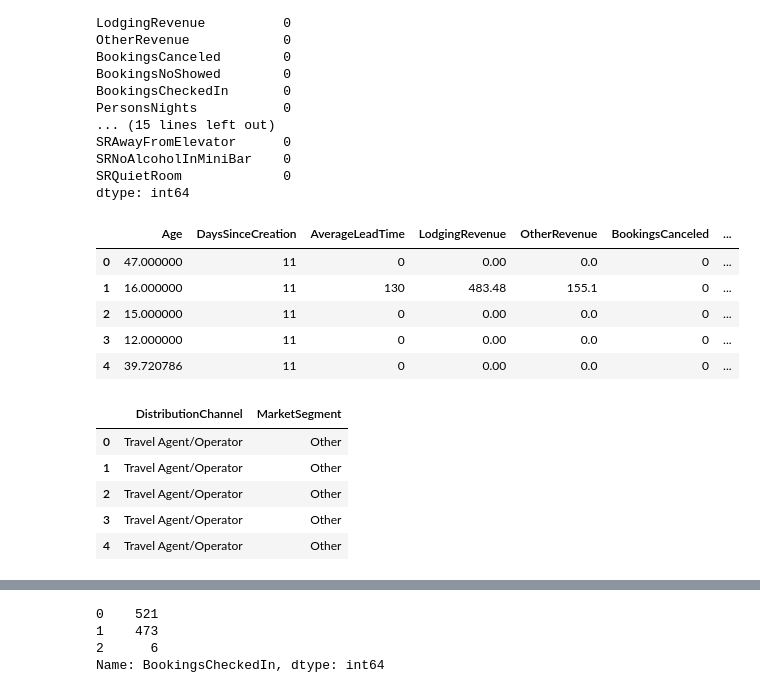
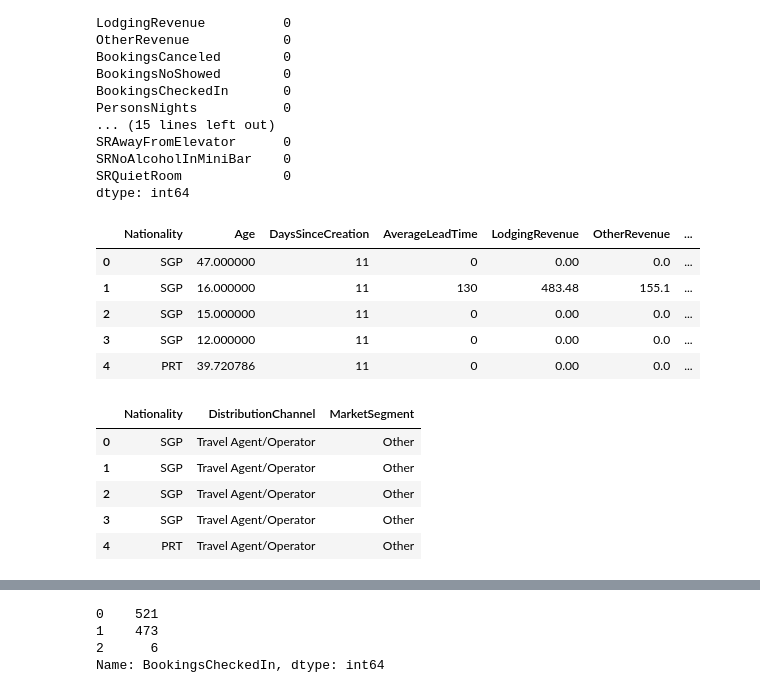
Before and after one commit to sanjaysrini11/Next_Interview, a Jupyter notebook: interview_file.ipynb, the cells around one changed output, grey strips where cells are left out. Drawn from its saved outputs; the diff is of its cells as text; code cells hidden in the pictures.

```diff
--- a/interview_file.ipynb
+++ b/interview_file.ipynb
@@ -591,26 +588,26 @@ SRQuietRoom             0
 dtype: int64
 # %%
 test_file_ids = df_test['ID']
-new_df_test = df_test.drop(['Unnamed: 0','ID','Nationality'],axis=1)
+new_df_test = df_test.drop(['Unnamed: 0','ID'],axis=1)
 new_df_test.head()
 # %% [output]
-|  | Age | DaysSinceCreation | AverageLeadTime | LodgingRevenue | OtherRevenue | BookingsCanceled | ... |
-| 0 | 47.000000 | 11 | 0 | 0.00 | 0.0 | 0 | ... |
-| 1 | 16.000000 | 11 | 130 | 483.48 | 155.1 | 0 | ... |
-| 2 | 15.000000 | 11 | 0 | 0.00 | 0.0 | 0 | ... |
-| 3 | 12.000000 | 11 | 0 | 0.00 | 0.0 | 0 | ... |
-| 4 | 39.720786 | 11 | 0 | 0.00 | 0.0 | 0 | ... |
+|  | Nationality | Age | DaysSinceCreation | AverageLeadTime | LodgingRevenue | OtherRevenue | ... |
+| 0 | SGP | 47.000000 | 11 | 0 | 0.00 | 0.0 | ... |
+| 1 | SGP | 16.000000 | 11 | 130 | 483.48 | 155.1 | ... |
+| 2 | SGP | 15.000000 | 11 | 0 | 0.00 | 0.0 | ... |
+| 3 | SGP | 12.000000 | 11 | 0 | 0.00 | 0.0 | ... |
+| 4 | PRT | 39.720786 | 11 | 0 | 0.00 | 0.0 | ... |
 # %%
 df_cat_test = new_df_test.select_dtypes(include = ['object'])
 df_num_test = new_df_test.select_dtypes(include = ['float64','int64'])
 df_cat_test.head()
 # %% [output]
-|  | DistributionChannel | MarketSegment |
-| 0 | Travel Agent/Operator | Other |
-| 1 | Travel Agent/Operator | Other |
-| 2 | Travel Agent/Operator | Other |
-| 3 | Travel Agent/Operator | Other |
-| 4 | Travel Agent/Operator | Other |
+|  | Nationality | DistributionChannel | MarketSegment |
+| 0 | SGP | Travel Agent/Operator | Other |
+| 1 | SGP | Travel Agent/Operator | Other |
+| 2 | SGP | Travel Agent/Operator | Other |
+| 3 | SGP | Travel Agent/Operator | Other |
+| 4 | PRT | Travel Agent/Operator | Other |
 # %%
 from sklearn import preprocessing
 
```
Also changed, not shown: parts of 36 cells of this notebook, 2 other files.
